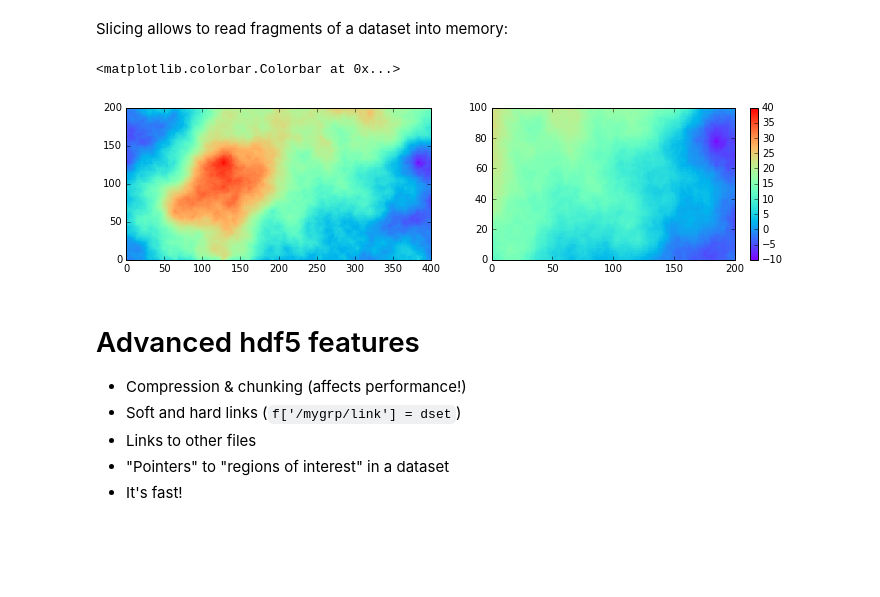
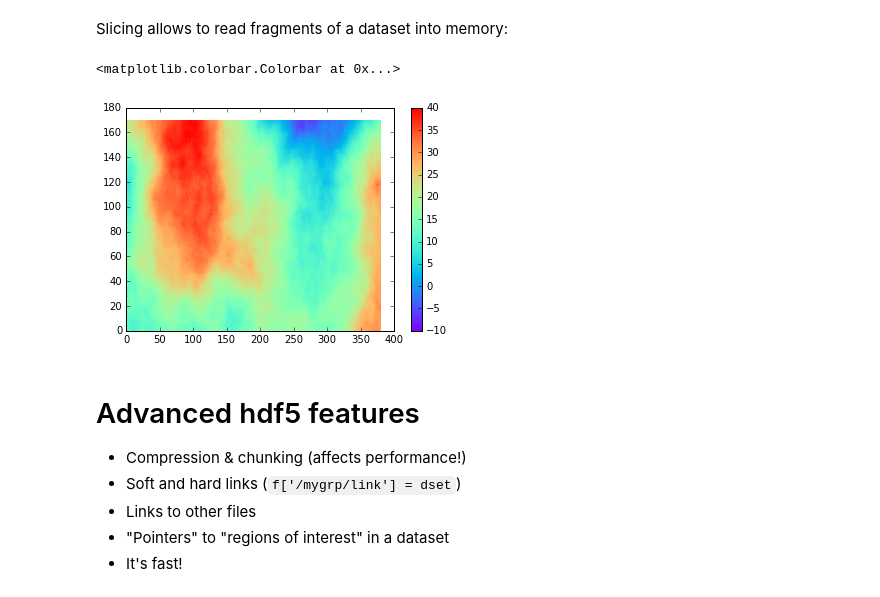
Before and after one commit to weatherfrog/geopython2016, a Jupyter notebook: talk.ipynb, the cells around one changed output. Cells and saved outputs as stored; diff of their text form; code cells hidden in the pictures; blank space fills up the shorter version.

```diff
--- a/talk.ipynb
+++ b/talk.ipynb
@@ -120,13 +118,11 @@ data = dataset[50:150, 200:400]
+# %%
+data = dataset[10:180, 10:390]
 # %%
-plt.figure(1, figsize=(12, 6))
-plt.subplot(221)
-plt.pcolormesh(dataset[:], vmin=-10, vmax=40, cmap="rainbow")
-plt.subplot(222)
 plt.pcolormesh(data, vmin=-10, vmax=40, cmap="rainbow")
 plt.colorbar()
 # %% [output]
 <matplotlib.colorbar.Colorbar at 0x...>
-[figure, old version]
+[figure, new version]
 # %%
 f.close()
 # %% [markdown]
```
Also changed, not shown: parts of 3 cells of this notebook, 1 other file.
